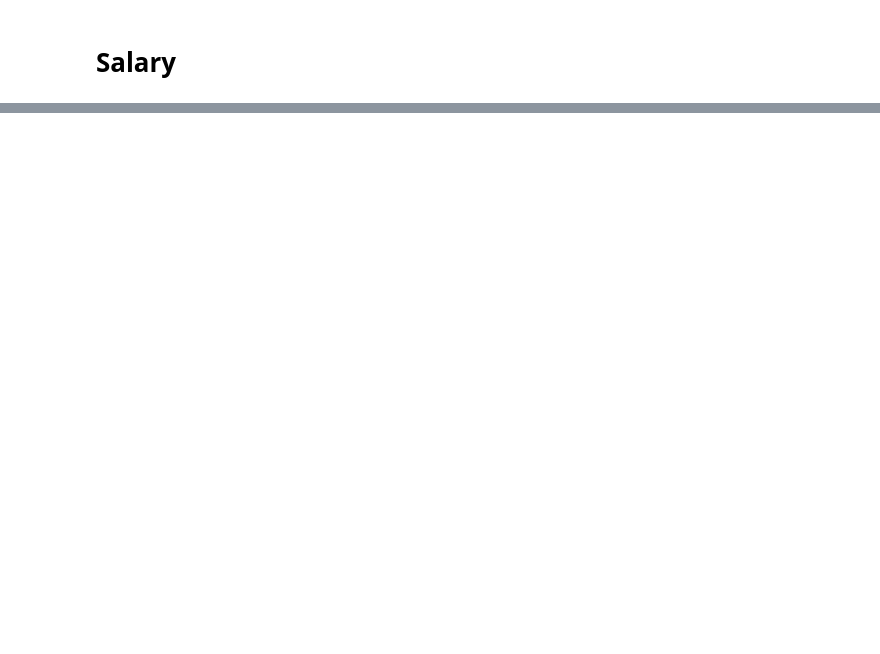
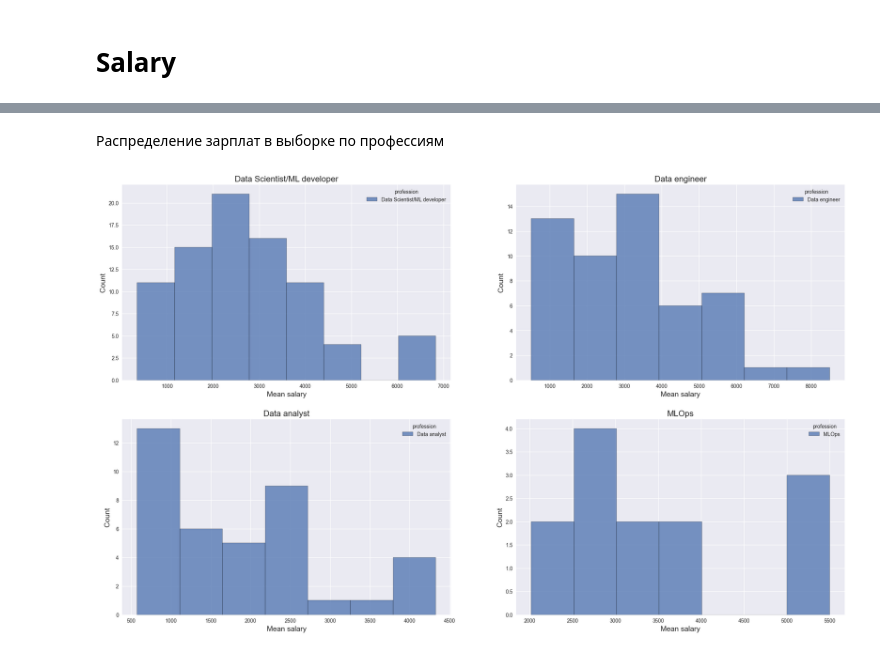
Before and after one commit to Lerrale/DE_vacancy_analysis, a Jupyter notebook: Job_Analysis_4_Analysis.ipynb, the cells around one changed output, grey strips where cells are left out. Drawn from its saved outputs; the diff is of its cells as text; code cells hidden in the pictures; blank space fills up the shorter version.

```diff
--- a/Job_Analysis_4_Analysis.ipynb
+++ b/Job_Analysis_4_Analysis.ipynb
@@ -77,0 +96,48 @@ barplot1.grid()
+# %% [markdown]
+Распределение зарплат в выборке по профессиям
+# %%
+fig, axes = plt.subplots(nrows=2, ncols=2, figsize=(25, 15))
+histplot1 = sns.histplot(data=df[df.profession == 'Data Scientist/ML developer'],
+                         x="salary_mean",
+                         hue="profession",
+                         multiple="dodge",
+                         ax = axes[0][0])
+
+histplot1.set_title('Data Scientist/ML developer', fontsize=16);
+histplot1.set_xlabel('Mean salary', fontsize=14);
+histplot1.set_ylabel('Count', fontsize=14);
+
+histplot2 = sns.histplot(data=df[df.profession == 'Data engineer'],
+                         x="salary_mean",
+                         hue="profession",
+                         multiple="dodge",
+                         ax = axes[0][1],
+                         shrink=1)
+
+histplot2.set_title('Data engineer', fontsize=16);
+histplot2.set_xlabel('Mean salary', fontsize=14);
+histplot2.set_ylabel('Count', fontsize=14);
+
+histplot3 = sns.histplot(data=df[df.profession == 'Data analyst'],
+                         x="salary_mean",
+                         hue="profession",
+                         multiple="dodge",
+                         ax = axes[1][0],
+                         shrink=1)
+
+histplot3.set_title('Data analyst', fontsize=16);
+histplot3.set_xlabel('Mean salary', fontsize=14);
+histplot3.set_ylabel('Count', fontsize=14);
+
+histplot4 = sns.histplot(data=df[df.profession == 'MLOps'],
+                         x="salary_mean",
+                         hue="profession",
+                         multiple="dodge",
+                         ax = axes[1][1],
+                         shrink=1)
+
+histplot4.set_title('MLOps', fontsize=16);
+histplot4.set_xlabel('Mean salary', fontsize=14);
+histplot4.set_ylabel('Count', fontsize=14);
+# %% [output]
+[figure, added]
```
Also changed, not shown: parts of 8 cells of this notebook.
